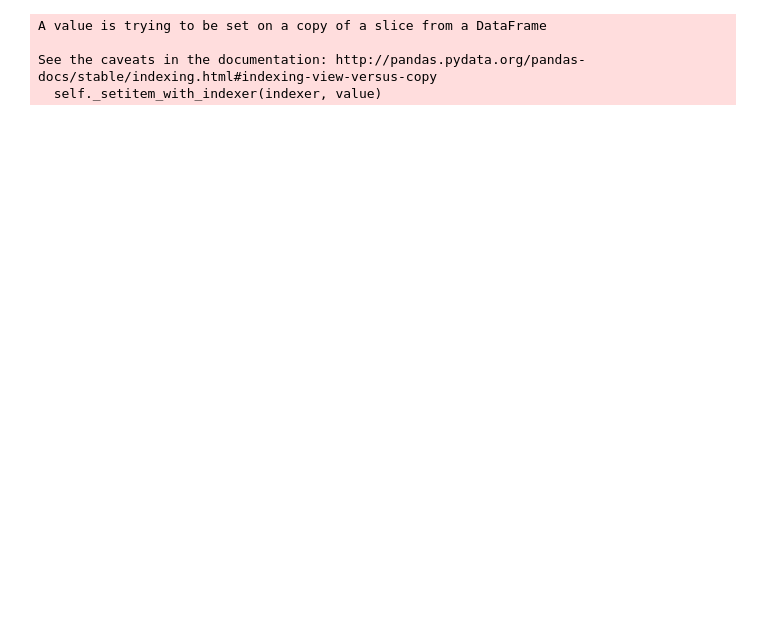
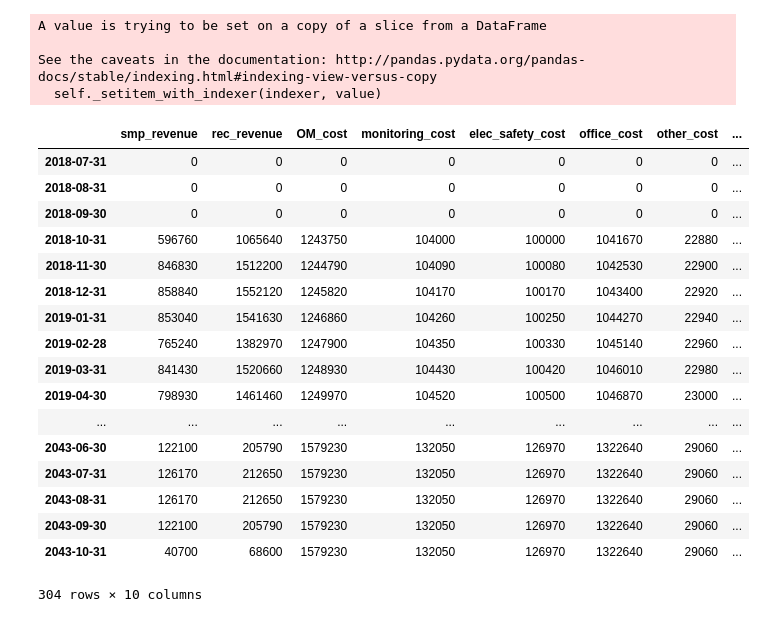
Before and after one commit to youngji-cho/fermi, a Jupyter notebook: Fermi-Server/python/simulation2.ipynb, the cells around one changed output. Cells and saved outputs as stored; diff of their text form; code cells hidden in the pictures; blank space fills up the shorter version.

```diff
--- a/Fermi-Server/python/simulation2.ipynb
+++ b/Fermi-Server/python/simulation2.ipynb
@@ -16,7 +16,7 @@ import cost
 params={'startdate':'2018-10-10','year':25,'size':99.5,'weight':1.5,'averagetime':3.4,
         "scene":"lm_model","type":"month","plant":"solar",
         "construction":150000000,"investment":180000000,"othercost":25000000,
-        "principal":120000000,"interest":0.05, "unredeemed":12321321123,"duration":12,
+        "principal":120000000,"equity":60000000,"interest":0.05, "unredeemed":12321321123,"duration":12,
         "repayment_method":"cpm","repayment_term":"m","interest_repayment_term":"q",
         "finance_startdate":"2018-06-13","price_index":0.01,"solar_index":-0.08}
 
@@ -71,38 +71,59 @@ def money_trim(array):
     result=result.astype(int)
     return result
 result=result.apply(money_trim)
+result
 
 #쿼터로 만들기
 result_quarter=result.copy()
 result_quarter.index=result_quarter.index.to_period("q")
 result_quarter=result_quarter.groupby(result_quarter.index).sum()
+result_quarter.index=pd.date_range(start=result_quarter.index.to_timestamp()[0],periods=result_quarter.shape[0],freq="q")
 
 #연단위 로 만들기
 result_year=result.copy()
 result_year.index=result_year.index.to_period("y")
 result_year=result_year.groupby(result_year.index).sum()
+result_year.index=pd.date_range(start=result_year.index.to_timestamp()[0],periods=result_year.shape[0],freq="y")
 
 #손익계산서 만들기
 def makeIncomeState(income_state):
     income_state["gross_income"]=income_state["smp_revenue"]+income_state["rec_revenue"]
     income_state["operating_expense"]=income_state["monitoring_cost"]+income_state["elec_safety_cost"]+income_state["office_cost"]+income_state["other_cost"]+income_state["depreciation"]
     income_state["operating_income"]=income_state["gross_income"]-income_state["operating_expense"]
     income_state["pretax_net_income"]=income_state["operating_income"]-income_state["interest"]
     def tax(x):
         if x>0:
             return x*0.1
         else:
             return 0
     income_state["tax"]=income_state.pretax_net_income.apply(tax)
     income_state["net_income"]=income_state["pretax_net_income"]-income_state["tax"]
     income_state=income_state.loc[:,["smp_revenue","rec_revenue","gross_income","monitoring_cost","elec_safety_cost","office_cost","other_cost","depreciation","operating_expense","operating_income","interest","pretax_net_income","tax","net_income"]]
     return income_state
 
-income_month=makeIncomeState(result)
-income_quarter=makeIncomeState(result_quarter)
-income_year=makeIncomeState(result_year)
+income_month=makeIncomeState(result.copy())
+income_quarter=makeIncomeState(result_quarter.copy())
+income_year=makeIncomeState(result_year.copy())
 # %% [output]
 A value is trying to be set on a copy of a slice from a DataFrame
 
 See the caveats in the documentation: http://pandas.pydata.org/pandas-docs/stable/indexing.html#indexing-view-versus-copy
   self._setitem_with_indexer(indexer, value)
+|  | smp_revenue | rec_revenue | OM_cost | monitoring_cost | elec_safety_cost | office_cost | other_cost | ... |
+| 2018-07-31 | 0 | 0 | 0 | 0 | 0 | 0 | 0 | ... |
+| 2018-08-31 | 0 | 0 | 0 | 0 | 0 | 0 | 0 | ... |
+| 2018-09-30 | 0 | 0 | 0 | 0 | 0 | 0 | 0 | ... |
+| 2018-10-31 | 596760 | 1065640 | 1243750 | 104000 | 100000 | 1041670 | 22880 | ... |
+| 2018-11-30 | 846830 | 1512200 | 1244790 | 104090 | 100080 | 1042530 | 22900 | ... |
+| 2018-12-31 | 858840 | 1552120 | 1245820 | 104170 | 100170 | 1043400 | 22920 | ... |
+| 2019-01-31 | 853040 | 1541630 | 1246860 | 104260 | 100250 | 1044270 | 22940 | ... |
+| 2019-02-28 | 765240 | 1382970 | 1247900 | 104350 | 100330 | 1045140 | 22960 | ... |
+| 2019-03-31 | 841430 | 1520660 | 1248930 | 104430 | 100420 | 1046010 | 22980 | ... |
+| 2019-04-30 | 798930 | 1461460 | 1249970 | 104520 | 100500 | 1046870 | 23000 | ... |
+| ... | ... | ... | ... | ... | ... | ... | ... | ... |
+| 2043-06-30 | 122100 | 205790 | 1579230 | 132050 | 126970 | 1322640 | 29060 | ... |
+| 2043-07-31 | 126170 | 212650 | 1579230 | 132050 | 126970 | 1322640 | 29060 | ... |
+| 2043-08-31 | 126170 | 212650 | 1579230 | 132050 | 126970 | 1322640 | 29060 | ... |
+| 2043-09-30 | 122100 | 205790 | 1579230 | 132050 | 126970 | 1322640 | 29060 | ... |
+| 2043-10-31 | 40700 | 68600 | 1579230 | 132050 | 126970 | 1322640 | 29060 | ... |
+304 rows × 10 columns
```
Also changed, not shown: parts of 2 cells of this notebook.
